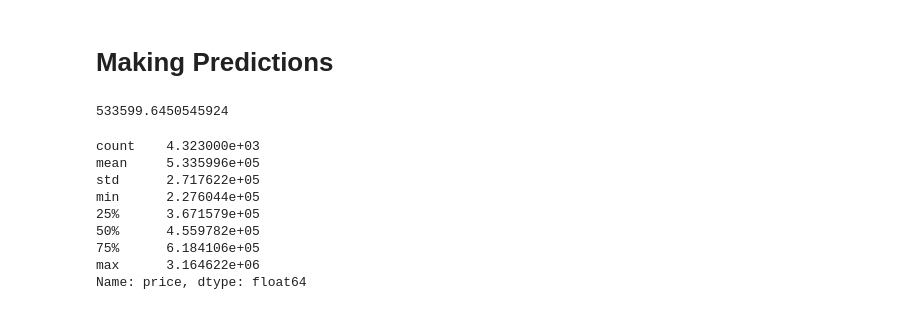
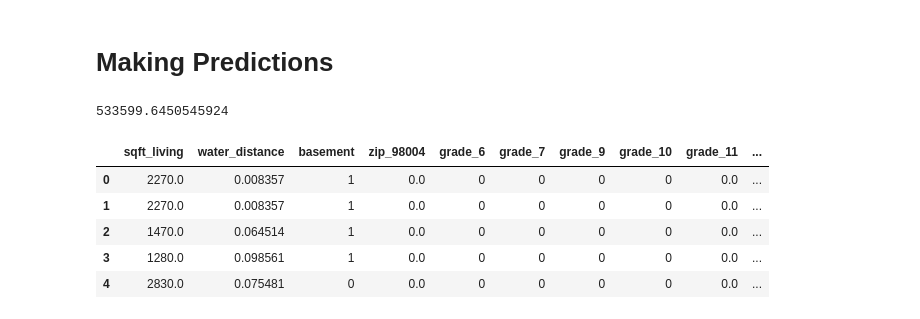
Before and after one commit to Ahila700/nyc-ds-033020-lectures, a Jupyter notebook: Mod_2/KC_house_data/Final_housing_data.ipynb, the cells around one changed output. Drawn from its saved outputs; the diff is of its cells as text; code cells hidden in the pictures.

```diff
--- a/Mod_2/KC_house_data/Final_housing_data.ipynb
+++ b/Mod_2/KC_house_data/Final_housing_data.ipynb
@@ -129,15 +129,12 @@ price_dataframe.to_csv('price_predictions')
 house_stuff = house_final_w_dummies
 # %%
 house_stuff['price'] = price_predictions
-# %%
-house_stuff.price.describe()
-# %% [output]
-count    4.323000e+03
-mean     5.335996e+05
-std      2.717622e+05
-min      2.276044e+05
-25%      3.671579e+05
-50%      4.559782e+05
-75%      6.184106e+05
-max      3.164622e+06
-Name: price, dtype: float64
+# %%
+house_stuff.head()
+# %% [output]
+|  | sqft_living | water_distance | basement | zip_98004 | grade_6 | grade_7 | grade_9 | grade_10 | grade_11 | ... |
+| 0 | 2270.0 | 0.008357 | 1 | 0.0 | 0 | 0 | 0 | 0 | 0.0 | ... |
+| 1 | 2270.0 | 0.008357 | 1 | 0.0 | 0 | 0 | 0 | 0 | 0.0 | ... |
+| 2 | 1470.0 | 0.064514 | 1 | 0.0 | 0 | 0 | 0 | 0 | 0.0 | ... |
+| 3 | 1280.0 | 0.098561 | 1 | 0.0 | 0 | 0 | 0 | 0 | 0.0 | ... |
+| 4 | 2830.0 | 0.075481 | 0 | 0.0 | 0 | 0 | 0 | 0 | 0.0 | ... |
```
Also changed, not shown: parts of 2 cells of this notebook, 2 other files.
